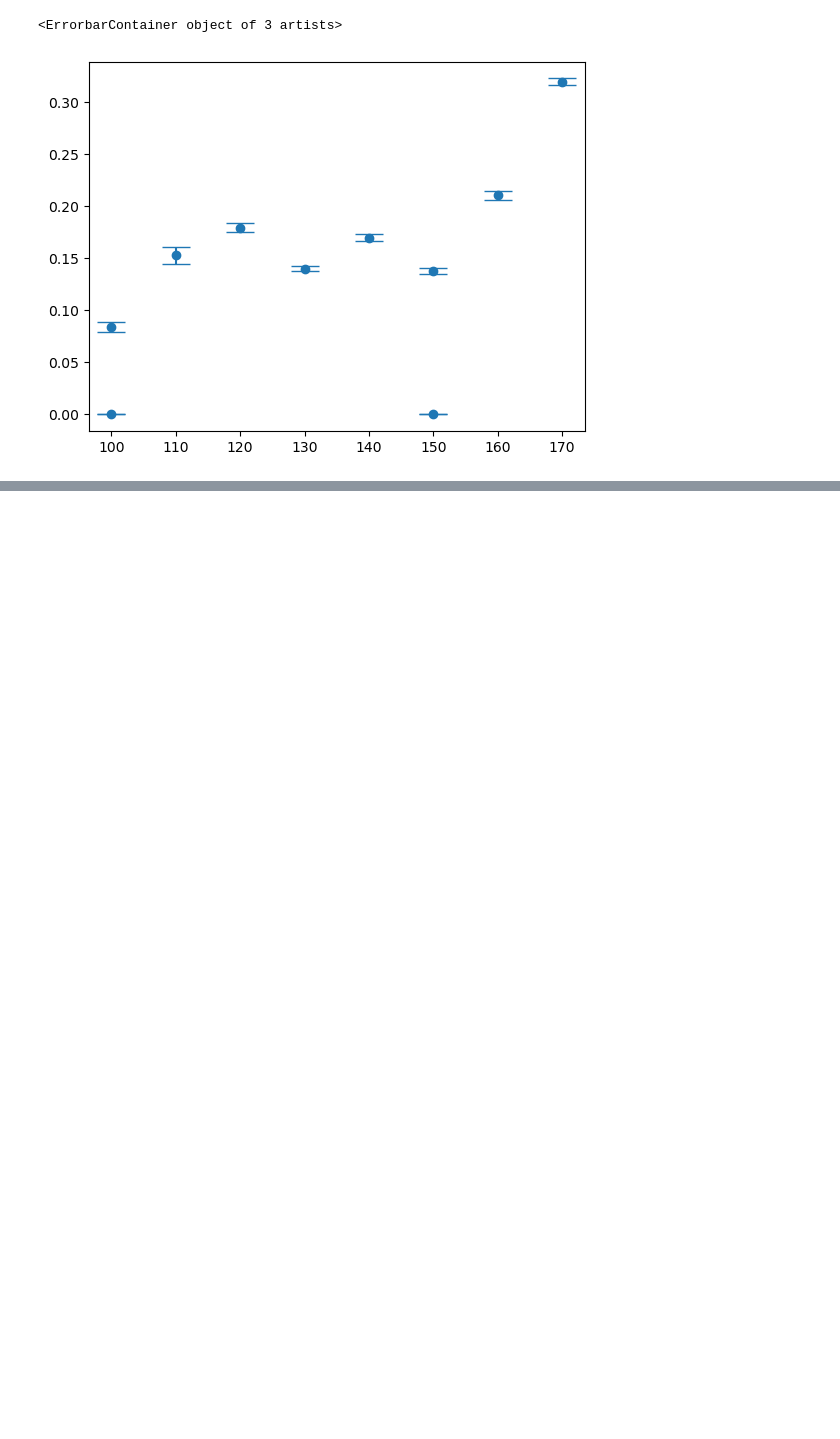
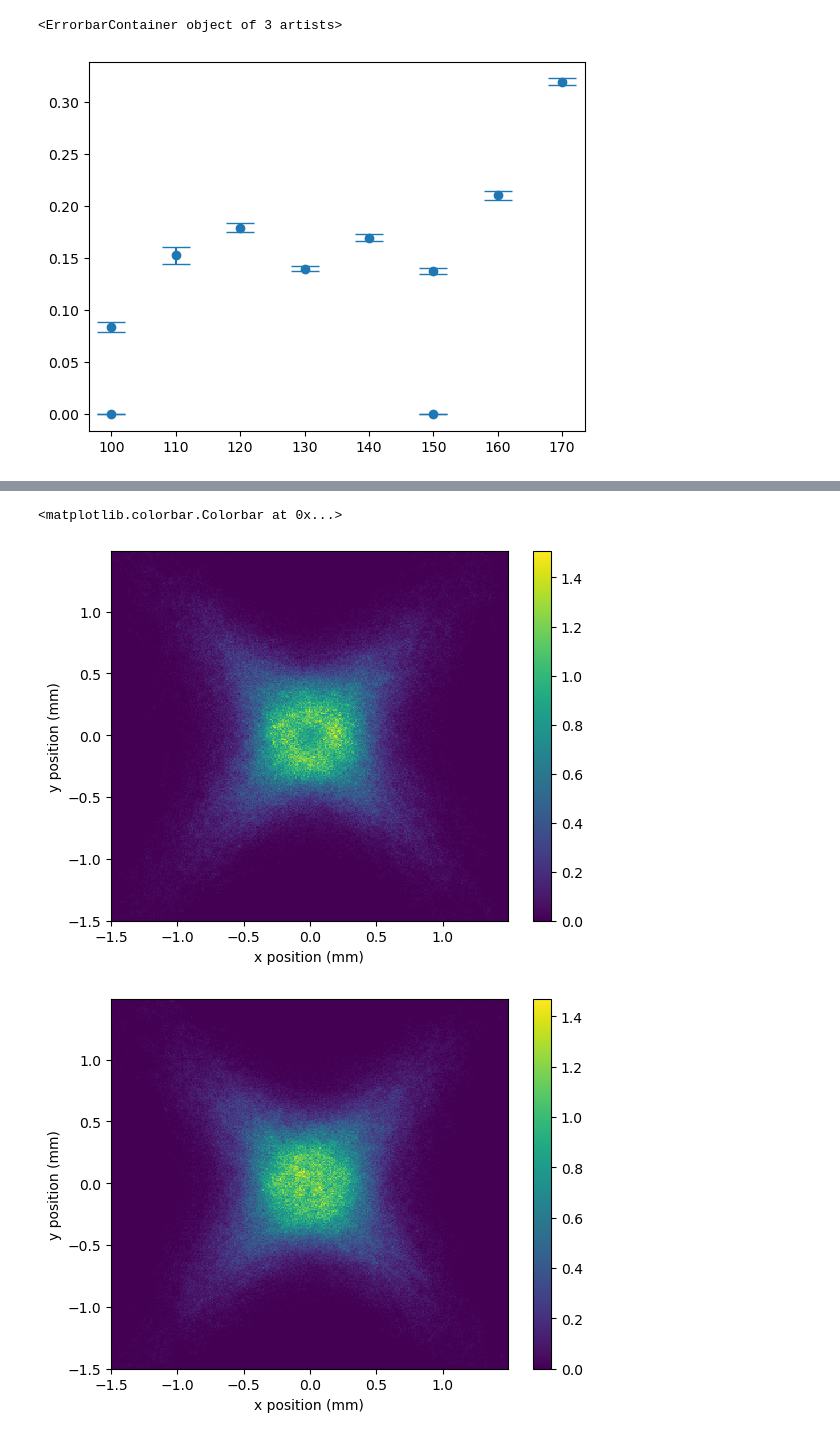
Before and after one commit to tompenny/SIMPLE-Ion-Capture-efficiency, a Jupyter notebook: Nanosphere/SIMION/240820 - test chamber, just trap.ipynb, the cells around one changed output, grey strips where cells are left out. Cells and saved outputs as stored; diff of their text form; code cells hidden in the pictures; blank space fills up the shorter version.

```diff
--- a/Nanosphere/SIMION/240820 - test chamber, just trap.ipynb
+++ b/Nanosphere/SIMION/240820 - test chamber, just trap.ipynb
@@ -288,0 +350,17 @@ for file in files:
+# %%
+edges = np.arange(-1.5, 1.5, 0.01)
+
+plt.hist2d(xs[0], ys[0], bins = edges, density=True)
+plt.ylabel('y position (mm)')
+plt.xlabel('x position (mm)')
+plt.colorbar()
+
+plt.figure()
+plt.hist2d(xs[4], ys[4], bins = edges, density = True)
+plt.ylabel('y position (mm)')
+plt.xlabel('x position (mm)')
+plt.colorbar()
+# %% [output]
+<matplotlib.colorbar.Colorbar at 0x...>
+[figure, added]
+[figure, added]
```
Also changed, not shown: parts of 19 cells of this notebook.
